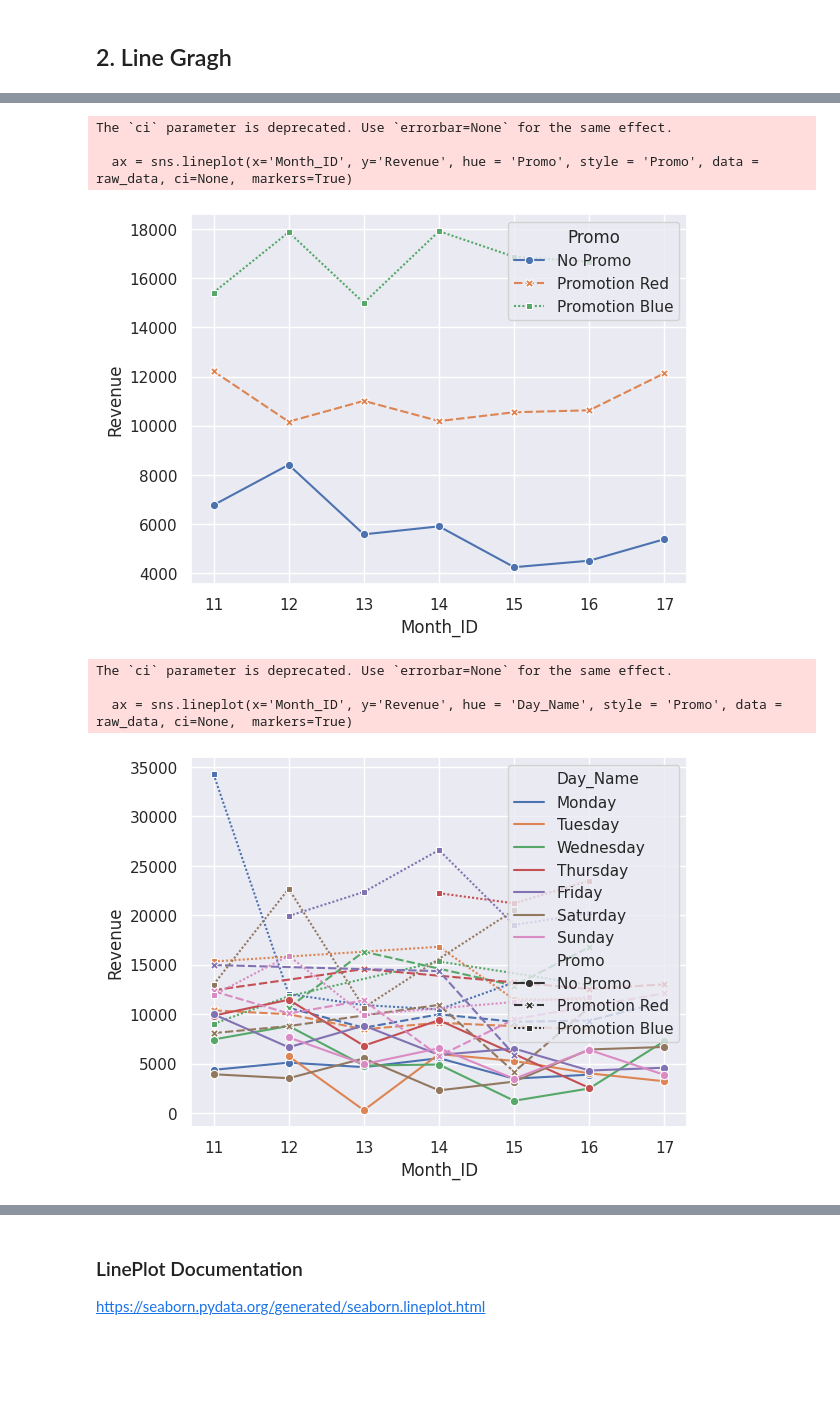
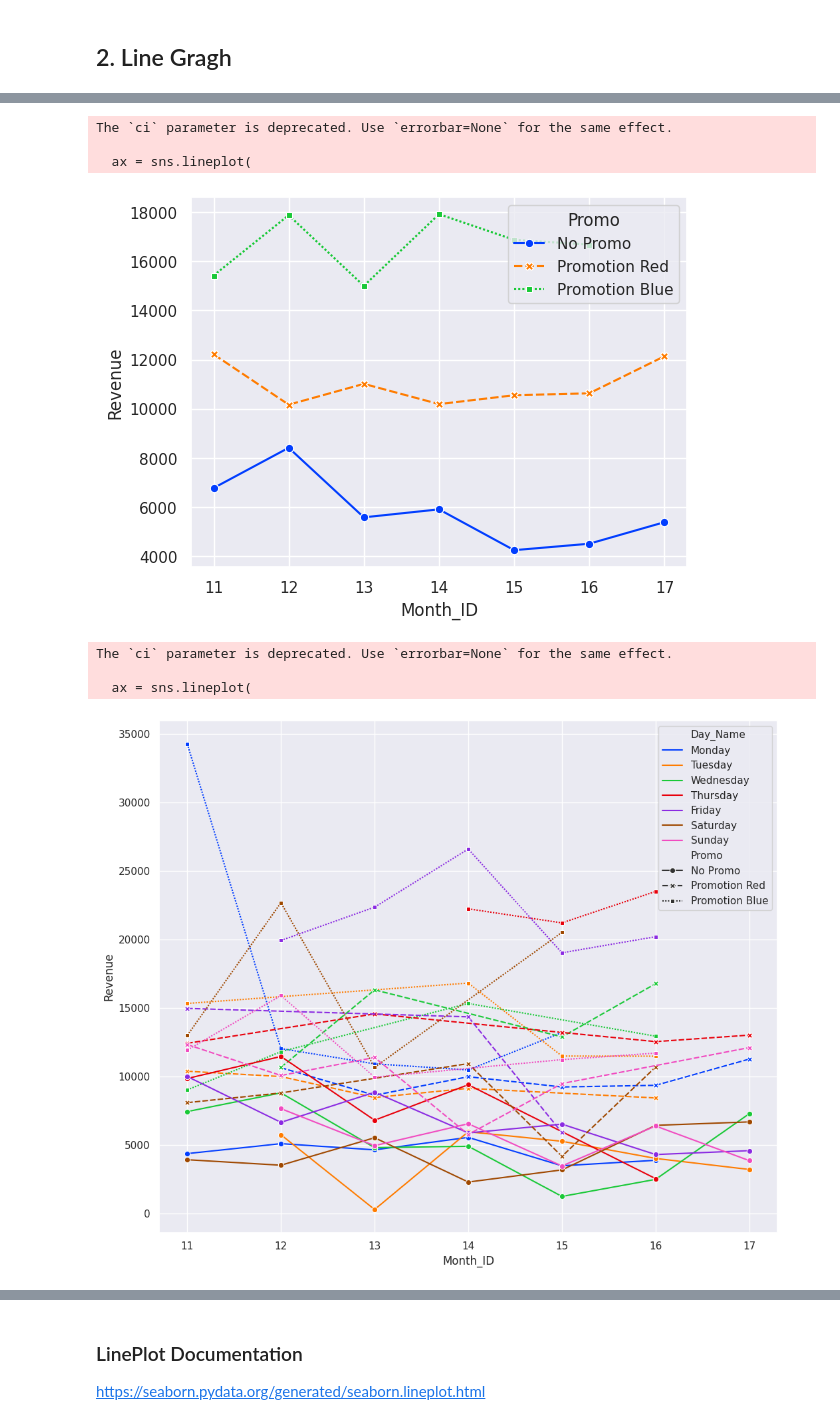
Before and after one commit to thugge254/Seaborn-Made-Easy-Learn-to-Visualize-with-Python, a Jupyter notebook: Mastering_Data_Visualization_with_Seaborn_A_Beginner’s_Guide.ipynb, the cells around one changed output, grey strips where cells are left out. Cells and saved outputs as stored; diff of their text form; code cells hidden in the pictures; blank space fills up the shorter version.

```diff
--- a/Mastering_Data_Visualization_with_Seaborn_A_Beginner’s_Guide.ipynb
+++ b/Mastering_Data_Visualization_with_Seaborn_A_Beginner’s_Guide.ipynb
@@ -172,21 +196,37 @@ The `ci` parameter is deprecated. Use `errorbar=None` for the same effect.
 # %%
 # Example 5 - By Promo with style & Increase the size & Remove error bars & adding markers & by month
 sns.set(rc={'figure.figsize':(6.4,4.8)})
-ax = sns.lineplot(x='Month_ID', y='Revenue', hue = 'Promo', style = 'Promo', data = raw_data, ci=None,  markers=True)
+ax = sns.lineplot(
+    x='Month_ID',
+    y='Revenue',
+    hue = 'Promo',
+    style = 'Promo',
+    data = raw_data,
+    ci=None,
+    markers=True,
+    palette='bright')
 # %% [output]
 The `ci` parameter is deprecated. Use `errorbar=None` for the same effect.
 
-  ax = sns.lineplot(x='Month_ID', y='Revenue', hue = 'Promo', style = 'Promo', data = raw_data, ci=None,  markers=True)
+  ax = sns.lineplot(
-[figure, old version]
+[figure, new version]
 # %%
 # Example 6 - By Day_Name with style & Increase the size & Remove error bars & adding markers & by month
 
-ax = sns.lineplot(x='Month_ID', y='Revenue', hue = 'Day_Name', style = 'Promo', data = raw_data, ci=None,  markers=True)
+ax = sns.lineplot(
+    x='Month_ID',
+    y='Revenue',
+    hue = 'Day_Name',
+    style = 'Promo',
+    data = raw_data,
+    ci=None,
+    markers=True,
+    palette='bright')
 # %% [output]
 The `ci` parameter is deprecated. Use `errorbar=None` for the same effect.
 
-  ax = sns.lineplot(x='Month_ID', y='Revenue', hue = 'Day_Name', style = 'Promo', data = raw_data, ci=None,  markers=True)
+  ax = sns.lineplot(
-[figure, old version]
+[figure, new version]
 # %%
 # increase the size
 sns.set(rc={'figure.figsize':(12,10)})
```
Also changed, not shown: parts of 15 cells of this notebook.
